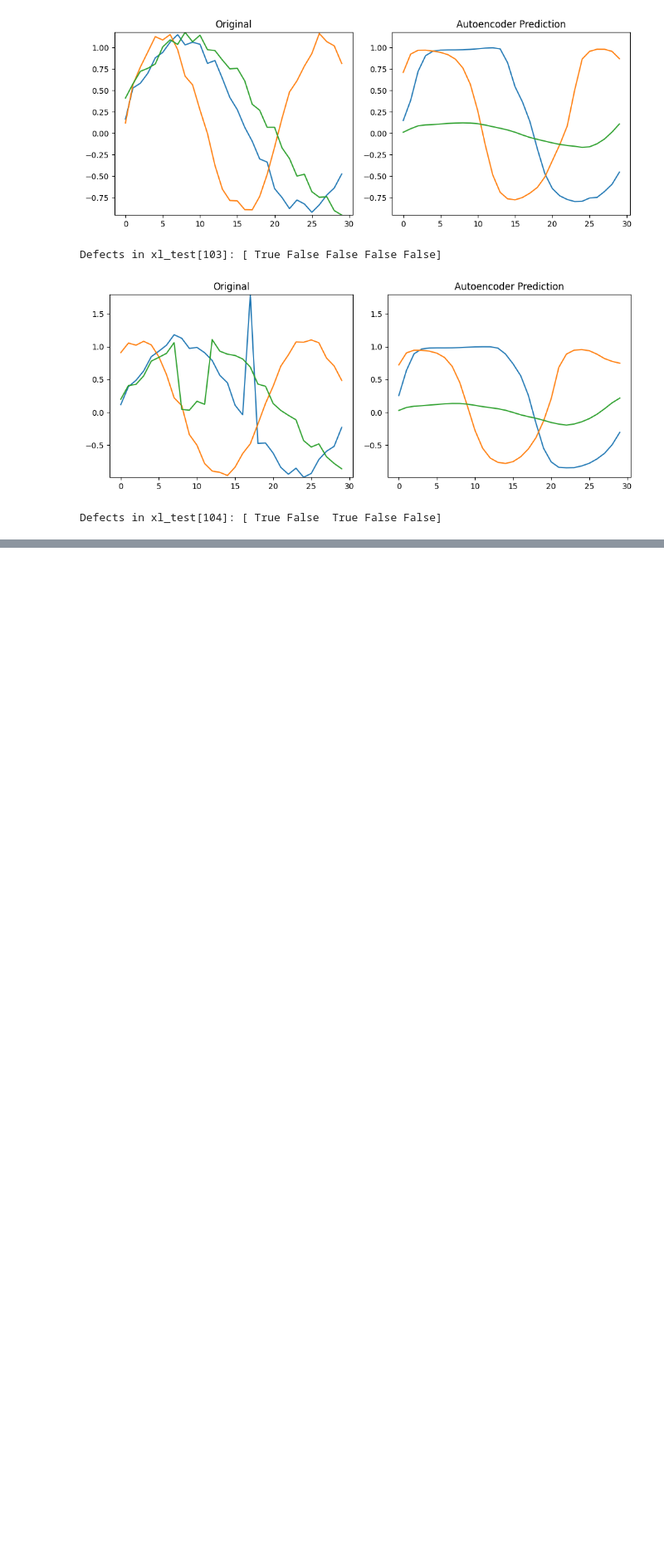
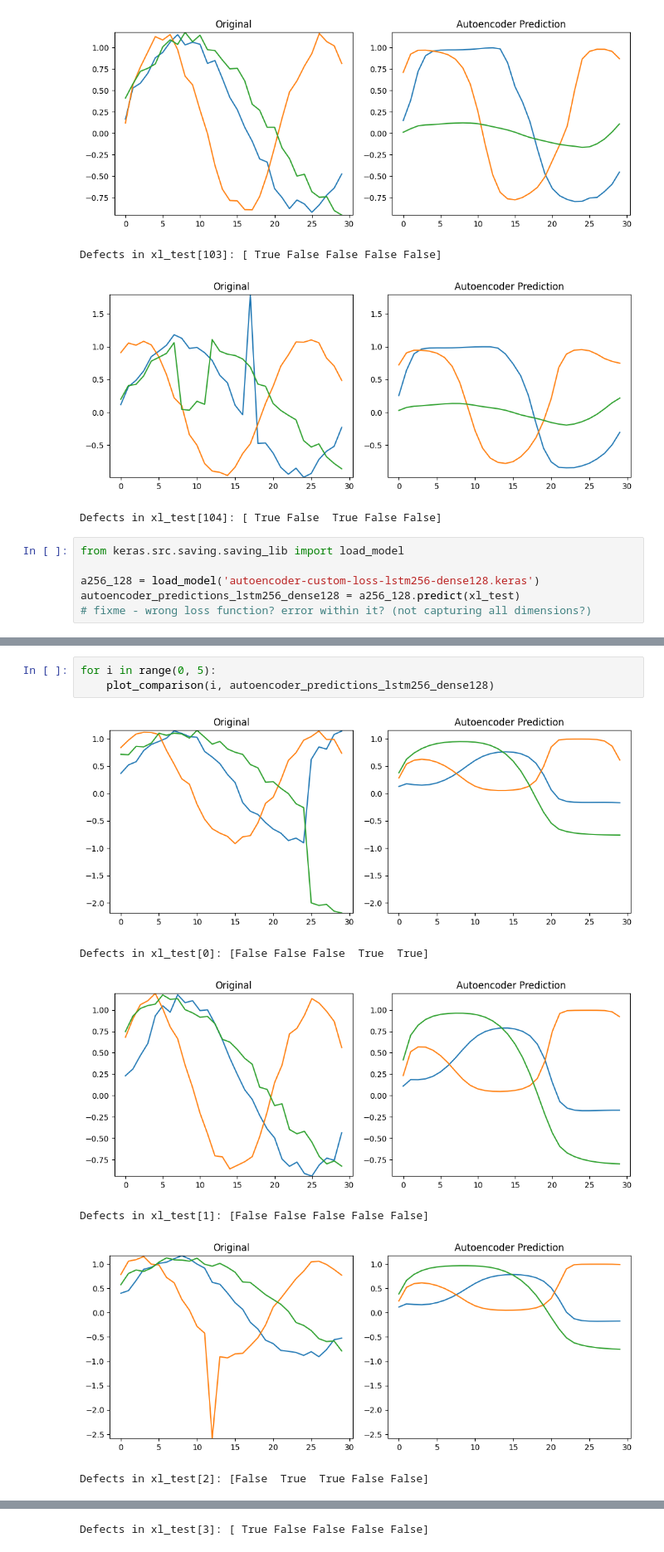
Before and after one commit to bujowskis/ai-experiments, a Jupyter notebook: candy-defects/ProjectData-progress.ipynb, the cells around one changed output, grey strips where cells are left out. Shown at 83% size. Drawn from its saved outputs; the diff is of its cells as text; blank space fills up the shorter version.

```diff
--- a/candy-defects/ProjectData-progress.ipynb
+++ b/candy-defects/ProjectData-progress.ipynb
@@ -607,3 +676,9 @@ Defects in xl_test[102]: [False  True False False False]
 Defects in xl_test[103]: [ True False False False False]
 [figure]
 Defects in xl_test[104]: [ True False  True False False]
+# %%
+from keras.src.saving.saving_lib import load_model
+
+a256_128 = load_model('autoencoder-custom-loss-lstm256-dense128.keras')
+autoencoder_predictions_lstm256_dense128 = a256_128.predict(xl_test)
+# fixme - wrong loss function? error within it? (not capturing all dimensions?)
@@ -609,0 +687,10 @@ Defects in xl_test[104]: [ True False  True False False]
+# %%
+for i in range(0, 5):
+    plot_comparison(i, autoencoder_predictions_lstm256_dense128)
+# %% [output]
+[figure, added]
+Defects in xl_test[0]: [False False False  True  True]
+[figure, added]
+Defects in xl_test[1]: [False False False False False]
+[figure, added]
+Defects in xl_test[2]: [False  True  True False False]
@@ -609,0 +698 @@ Defects in xl_test[104]: [ True False  True False False]
+Defects in xl_test[3]: [ True False False False False]
```
Also changed, not shown: parts of 10 cells of this notebook, 15 other files.
